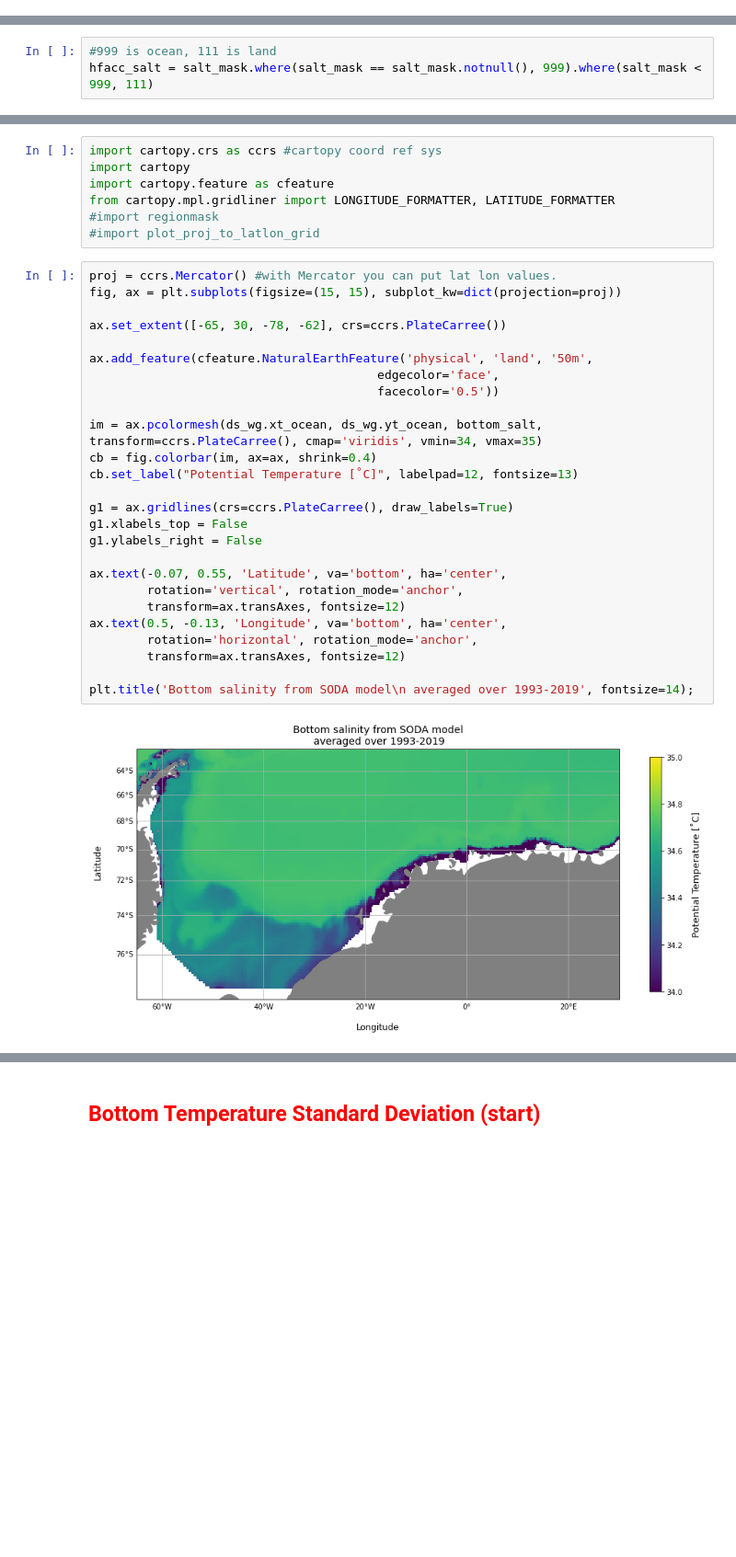
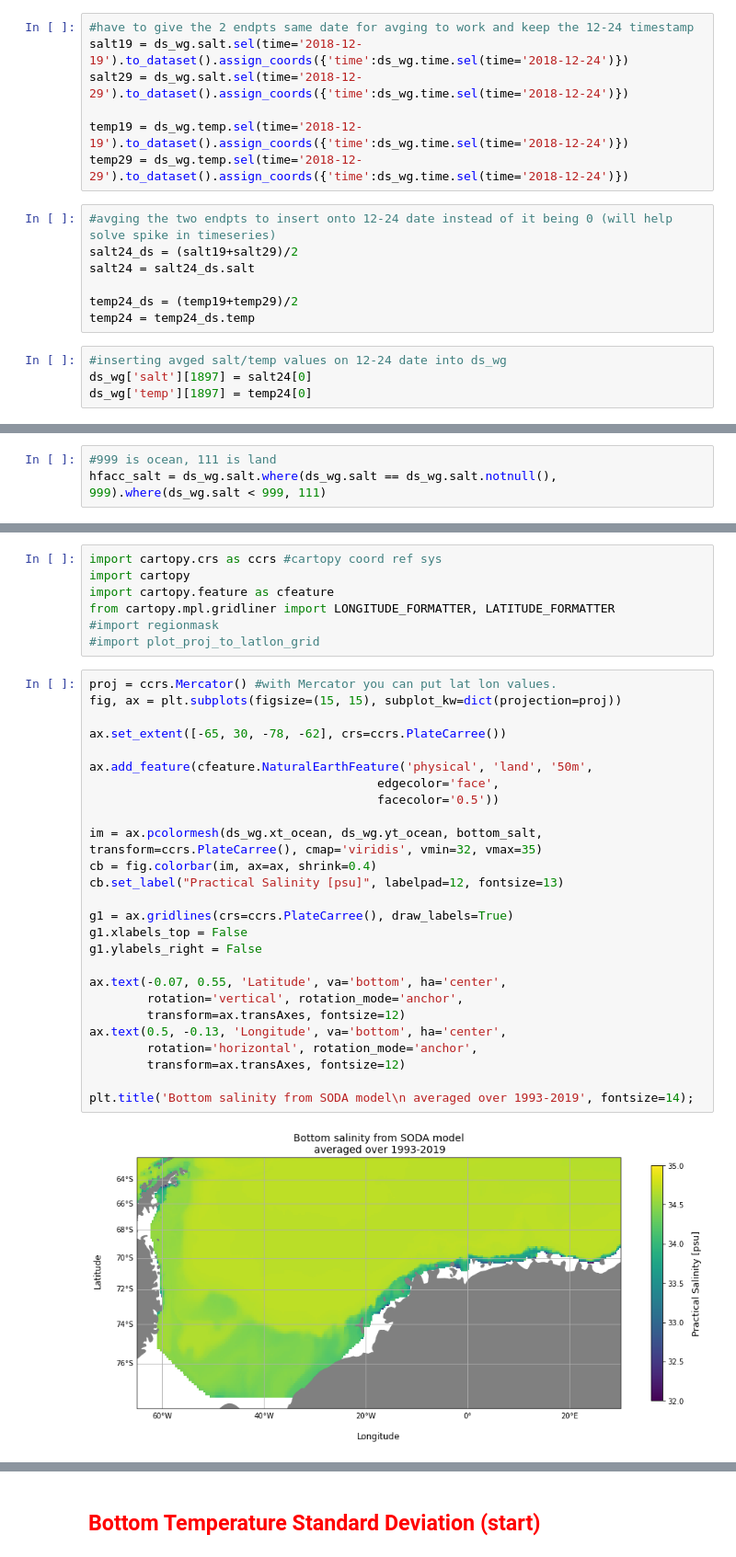
Before and after one commit to ocean-transport/WMT-project, a Jupyter notebook: SODA/plot-compare-2-obs-tmp_salt-SODA-cleaned.ipynb, the cells around one changed output, grey strips where cells are left out. Shown at 92% size. Cells and saved outputs as stored; diff of their text form; blank space fills up the shorter version.

```diff
--- a/SODA/plot-compare-2-obs-tmp_salt-SODA-cleaned.ipynb
+++ b/SODA/plot-compare-2-obs-tmp_salt-SODA-cleaned.ipynb
@@ -75,0 +83,18 @@ temp_mask = ds_wg.temp.where(mask)#.load()
+# %%
+#have to give the 2 endpts same date for avging to work and keep the 12-24 timestamp
+salt19 = ds_wg.salt.sel(time='2018-12-19').to_dataset().assign_coords({'time':ds_wg.time.sel(time='2018-12-24')})
+salt29 = ds_wg.salt.sel(time='2018-12-29').to_dataset().assign_coords({'time':ds_wg.time.sel(time='2018-12-24')})
+
+temp19 = ds_wg.temp.sel(time='2018-12-19').to_dataset().assign_coords({'time':ds_wg.time.sel(time='2018-12-24')})
+temp29 = ds_wg.temp.sel(time='2018-12-29').to_dataset().assign_coords({'time':ds_wg.time.sel(time='2018-12-24')})
+# %%
+#avging the two endpts to insert onto 12-24 date instead of it being 0 (will help solve spike in timeseries)
+salt24_ds = (salt19+salt29)/2
+salt24 = salt24_ds.salt
+
+temp24_ds = (temp19+temp29)/2
+temp24 = temp24_ds.temp
+# %%
+#inserting avged salt/temp values on 12-24 date into ds_wg
+ds_wg['salt'][1897] = salt24[0]
+ds_wg['temp'][1897] = temp24[0]
@@ -239,7 +338,7 @@ plt.title('Standard Deviation of bottom temperature \n from SODA model averaged
 ## <span style='color:Red'> Bottom Salinity
 # %%
 #999 is ocean, 111 is land
-hfacc_salt = salt_mask.where(salt_mask == salt_mask.notnull(), 999).where(salt_mask < 999, 111)
+hfacc_salt = ds_wg.salt.where(ds_wg.salt == ds_wg.salt.notnull(), 999).where(ds_wg.salt < 999, 111)
 # %%
 #999 is ocean, 111 is land
 depth_max_salt = (ds_wg.st_ocean.where(hfacc_salt == 999)).max(dim='st_ocean').load()
@@ -280,28 +379,28 @@ from cartopy.mpl.gridliner import LONGITUDE_FORMATTER, LATITUDE_FORMATTER
 # %%
 proj = ccrs.Mercator() #with Mercator you can put lat lon values.
 fig, ax = plt.subplots(figsize=(15, 15), subplot_kw=dict(projection=proj))
 
 ax.set_extent([-65, 30, -78, -62], crs=ccrs.PlateCarree())
 
 ax.add_feature(cfeature.NaturalEarthFeature('physical', 'land', '50m',
                                         edgecolor='face',
                                         facecolor='0.5'))
 
-im = ax.pcolormesh(ds_wg.xt_ocean, ds_wg.yt_ocean, bottom_salt, transform=ccrs.PlateCarree(), cmap='viridis', vmin=34, vmax=35)
+im = ax.pcolormesh(ds_wg.xt_ocean, ds_wg.yt_ocean, bottom_salt, transform=ccrs.PlateCarree(), cmap='viridis', vmin=32, vmax=35)
 cb = fig.colorbar(im, ax=ax, shrink=0.4)
-cb.set_label("Potential Temperature [˚C]", labelpad=12, fontsize=13)
+cb.set_label("Practical Salinity [psu]", labelpad=12, fontsize=13)
 
 g1 = ax.gridlines(crs=ccrs.PlateCarree(), draw_labels=True)
 g1.xlabels_top = False
 g1.ylabels_right = False
 
 ax.text(-0.07, 0.55, 'Latitude', va='bottom', ha='center',
         rotation='vertical', rotation_mode='anchor',
         transform=ax.transAxes, fontsize=12)
 ax.text(0.5, -0.13, 'Longitude', va='bottom', ha='center',
         rotation='horizontal', rotation_mode='anchor',
         transform=ax.transAxes, fontsize=12)
 
 plt.title('Bottom salinity from SODA model\n averaged over 1993-2019', fontsize=14);
 # %% [output]
-[figure, old version]
+[figure, new version]
```
Also changed, not shown: parts of 40 cells of this notebook.
